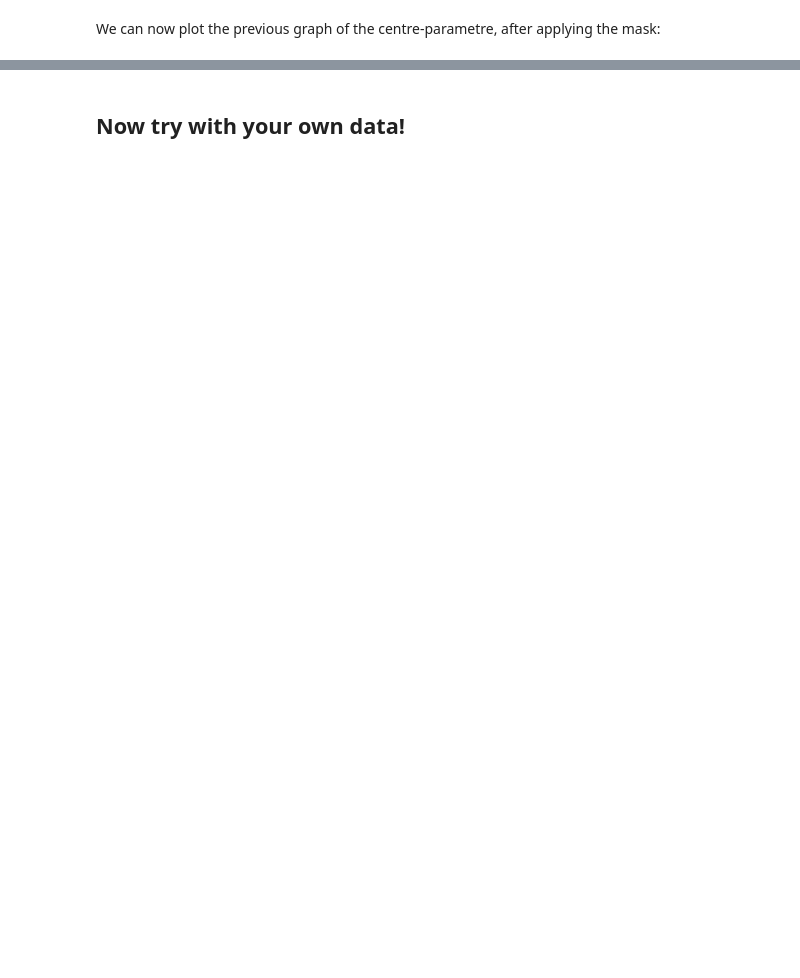
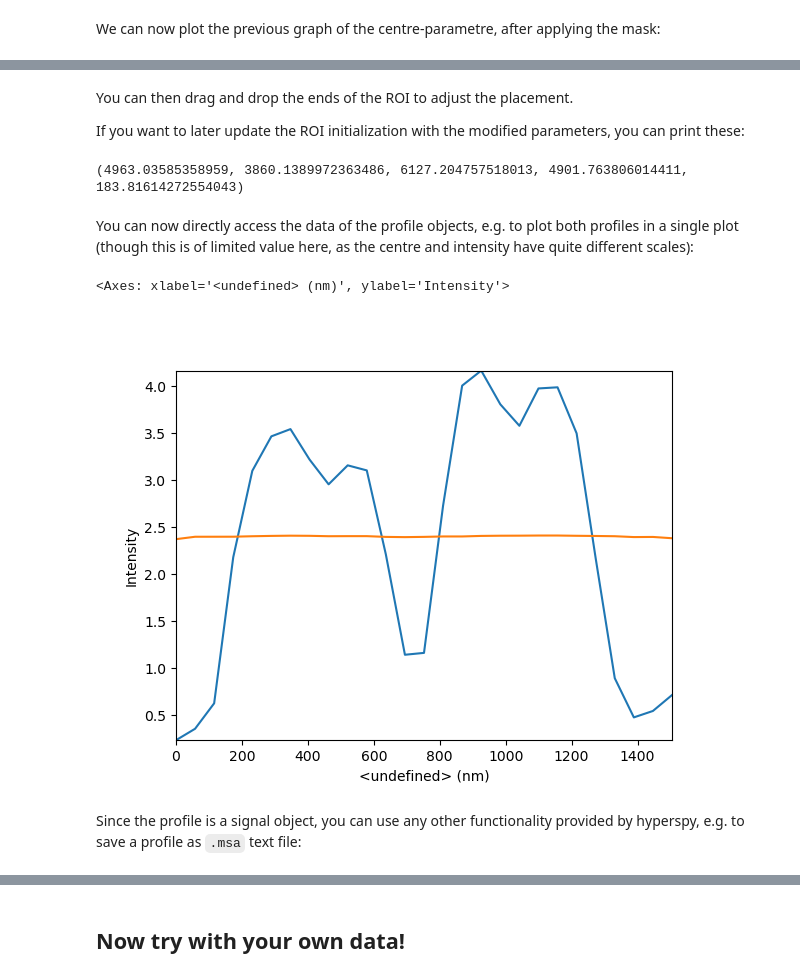
Before and after one commit to LumiSpy/eBEAM2024-Tutorial, a Jupyter notebook: 2_AdvancedExamples_HyperSpy-LumiSpy-eXSpy.ipynb, the cells around one changed output, grey strips where cells are left out. Cells and saved outputs as stored; diff of their text form; code cells hidden in the pictures; blank space fills up the shorter version.

```diff
--- a/2_AdvancedExamples_HyperSpy-LumiSpy-eXSpy.ipynb
+++ b/2_AdvancedExamples_HyperSpy-LumiSpy-eXSpy.ipynb
@@ -204,0 +330,17 @@ Getting the position of the maximum from each spectrum
+# %% [markdown]
+You can then drag and drop the ends of the ROI to adjust the placement.
+
+If you want to later update the ROI initialization with the modified parameters, you can print these:
+# %%
+print(tuple(line_roi))
+# %% [output]
+(4963.03585358959, 3860.1389972363486, 6127.204757518013, 4901.763806014411, 183.81614272554043)
+# %% [markdown]
+You can now directly access the data of the profile objects, e.g. to plot both profiles in a single plot (though this is of limited value here, as the centre and intensity have quite different scales):
+# %%
+hs.plot.plot_spectra([profile1, profile2])
+# %% [output]
+<Axes: xlabel='<undefined> (nm)', ylabel='Intensity'>
+[figure, added]
+# %% [markdown]
+Since the profile is a signal object, you can use any other functionality provided by hyperspy, e.g. to save a profile as `.msa` text file:
```
Also changed, not shown: parts of 51 cells of this notebook, 2 other files.
